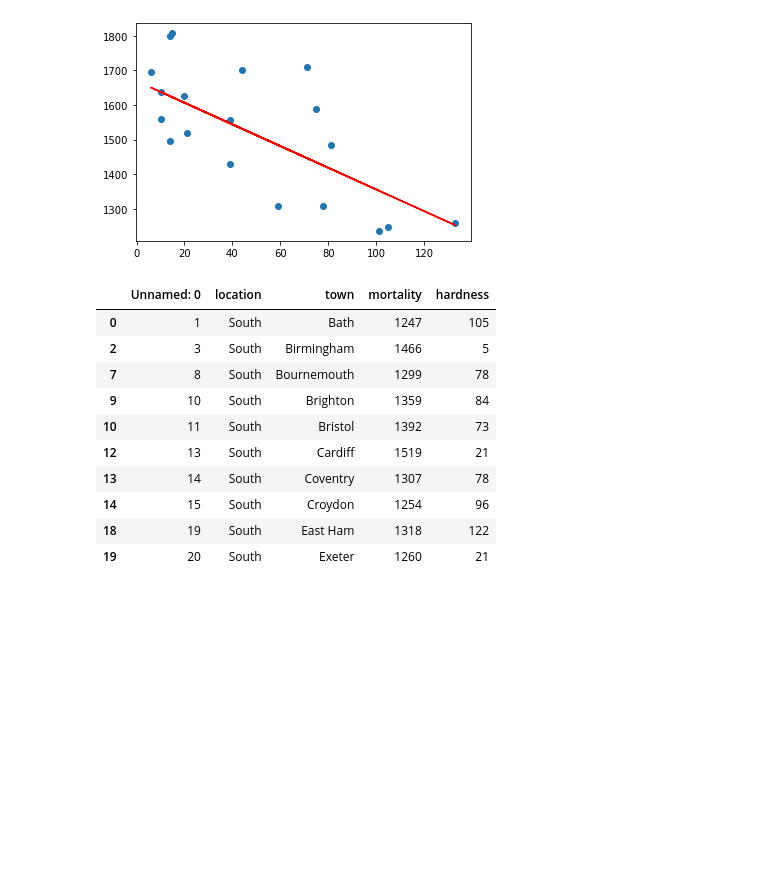
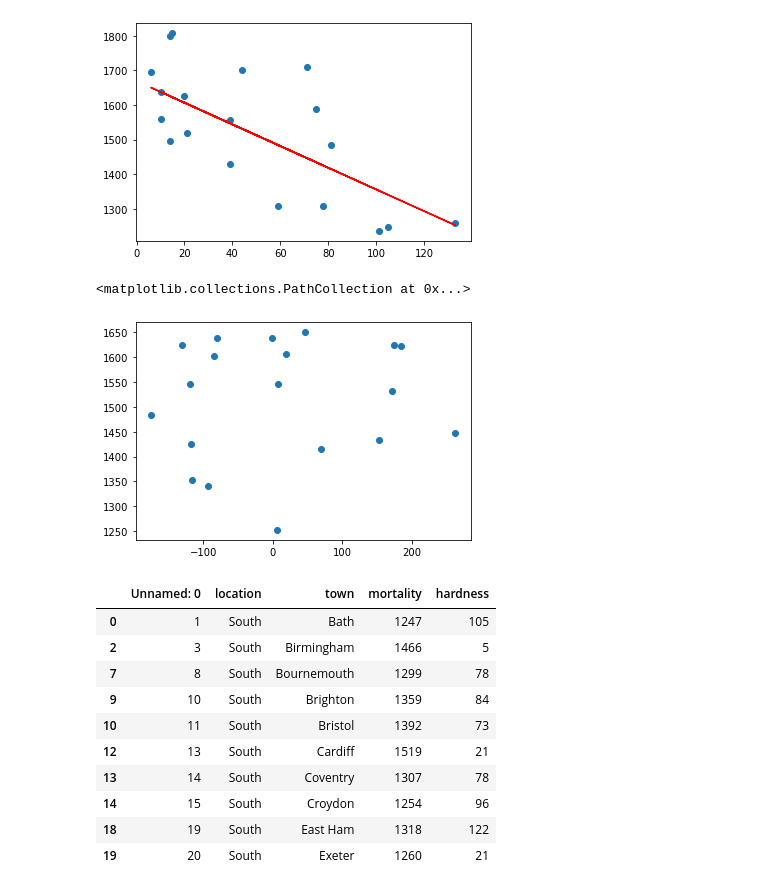
Before and after one commit to AnikanovDB/PYDA-19-hw, a Jupyter notebook: Stat_DZ_4.ipynb, the cells around one changed output. Drawn from its saved outputs; the diff is of its cells as text; code cells hidden in the pictures; blank space fills up the shorter version.

```diff
--- a/Stat_DZ_4.ipynb
+++ b/Stat_DZ_4.ipynb
@@ -80,6 +80,11 @@ plt.plot(X_test, y_pred, c='r')
 # %% [output]
 [<matplotlib.lines.Line2D at 0x...>]
 [figure]
+# %%
+plt.scatter(y_test-y_pred,y_pred)
+# %% [output]
+<matplotlib.collections.PathCollection at 0x...>
+[figure, added]
 # %%
 # 3 Задание.
 # Сохраняется ли аналогичная зависимость для северных и южных городов по отдельности?
```
Also changed, not shown: parts of 2 cells of this notebook.
